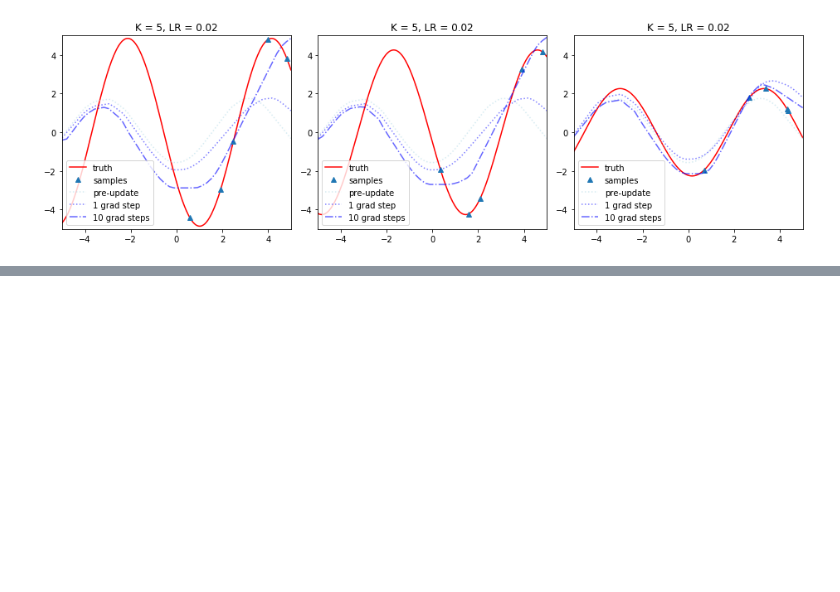
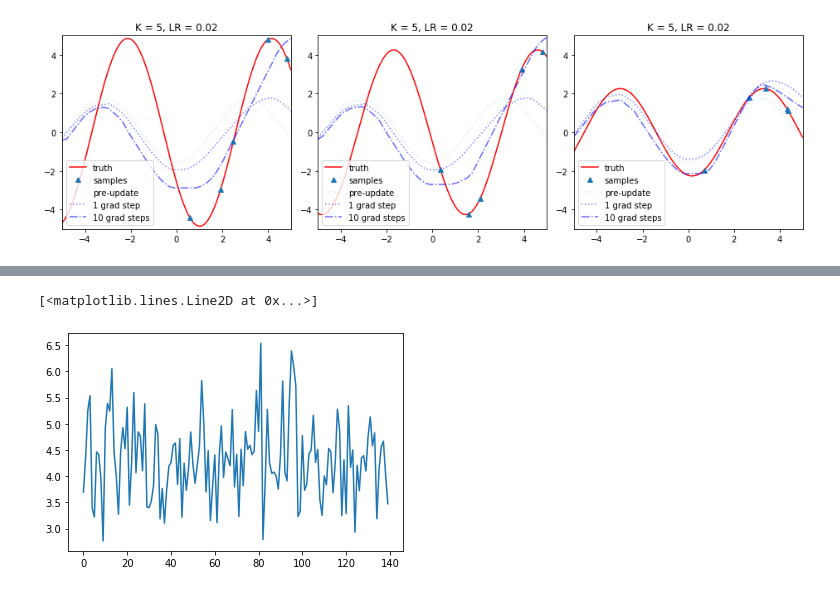
Before and after one commit to tpgillam/meta_learning, a Jupyter notebook: sinusoid.ipynb, the cells around one changed output, grey strips where cells are left out. Saved outputs shown, nothing was run; the diff lists cells and outputs as text; code cells hidden in the pictures; blank space fills up the shorter version.

Commit message:
First (broken) attempt at MAML algorithm.

```diff
--- a/sinusoid.ipynb
+++ b/sinusoid.ipynb
@@ -171,7 +180,7 @@ def model_eval(model):
     finally:
         model.train()
 # %%
-def _module_device(module):
+def _module_device(module: torch.nn.Module):
     """Find the pytorch device to which the given module is bound."""
     devices = {x.device for x in module.parameters()}
     if len(devices) != 1:
@@ -179,18 +188,21 @@ def _module_device(module):
     return next(iter(devices))
 
 
-def _train_step(module, train_batch: Batch, optimizer):
+def _get_prediction_mse(module: torch.nn.Module, batch: Batch) -> torch.Tensor:
+    """Get the MSE, as a tensor, for this module & batch."""
     device = _module_device(module)
-    train_x = torch.tensor(train_batch.x.ravel(), dtype=torch.float32).unsqueeze(1).to(device)
-    train_y = torch.tensor(train_batch.y.ravel(), dtype=torch.float32).unsqueeze(1).to(device)
-
-    mse_loss = torch.nn.MSELoss()
+    x = torch.tensor(batch.x.ravel(), dtype=torch.float32).unsqueeze(1).to(device)
+    y = torch.tensor(batch.y.ravel(), dtype=torch.float32).unsqueeze(1).to(device)
 
     # Forward pass: Compute predicted y by passing x to the model
-    train_y_pred = module(train_x)
+    y_pred = module(x)
 
     # Compute loss.
-    loss = mse_loss(train_y_pred, train_y)
+    return torch.nn.functional.mse_loss(y_pred, y)
+
+
+def _train_step(module: torch.nn.Module, train_batch: Batch, optimizer):
+    loss = _get_prediction_mse(module, train_batch)
 
     # Zero gradients, perform a backward pass (compute gradients wrt. the loss), and update the
     # weights accordingly.
@@ -199,7 +211,7 @@ def _train_step(module, train_batch: Batch, optimizer):
     optimizer.step()
 
 
-def _get_prediction(module, x: numpy.ndarray) -> numpy.ndarray:
+def _get_prediction(module: torch.nn.Module, x: numpy.ndarray) -> numpy.ndarray:
     device = _module_device(module)
     torch_x = torch.tensor(x, dtype=torch.float32).unsqueeze(1).to(device)
     with torch.no_grad(), model_eval(module):
@@ -218,14 +230,12 @@ def _get_test_prediction(module, test_batch: Batch) -> BatchPrediction:
     test_x = torch.tensor(test_batch.x.ravel(), dtype=torch.float32).unsqueeze(1).to(device)
     test_y = torch.tensor(test_batch.y.ravel(), dtype=torch.float32).unsqueeze(1).to(device)
 
-    mse_loss = torch.nn.MSELoss()
-
     # No need to accumulate gradients when evaluating the validation loss.
     # Also, we put the model into "evaluation mode" for the purpose of computing the prediction.
     # This is to prevent layers like BatchNorm / Dropout mutating their internal state.
     with torch.no_grad(), model_eval(module):
         test_y_pred = module(test_x)
-        test_mse = mse_loss(test_y_pred, test_y).item()
+        test_mse = torch.nn.functional.mse_loss(test_y_pred, test_y).item()
 
     return BatchPrediction(test_y_pred.cpu().numpy().squeeze(1), test_mse)
 # %%
@@ -235,7 +245,7 @@ def pretrain_example(
         batch_size_meta: int = 25,
         batch_size_inner: int = 10,
         learning_rate: float = 0.001,
-        verbose: bool = False) -> list:
+        verbose: bool = False) -> Tuple[list, torch.nn.Module]:
     device = get_device()
     module = SinusoidalRegressor().to(device)
 
@@ -343,0 +426,2 @@ for _ in axes_iter(range(3)):
+# %%
+meta_train_test_mses_maml, module_maml = maml_train(verbose=True)
@@ -343,0 +446,5 @@ for _ in axes_iter(range(3)):
+# %%
+pyplot.plot(meta_train_test_mses_maml)
+# %% [output]
+[<matplotlib.lines.Line2D at 0x...>]
+[figure, added]
```
Also changed, not shown: parts of 17 cells of this notebook.
